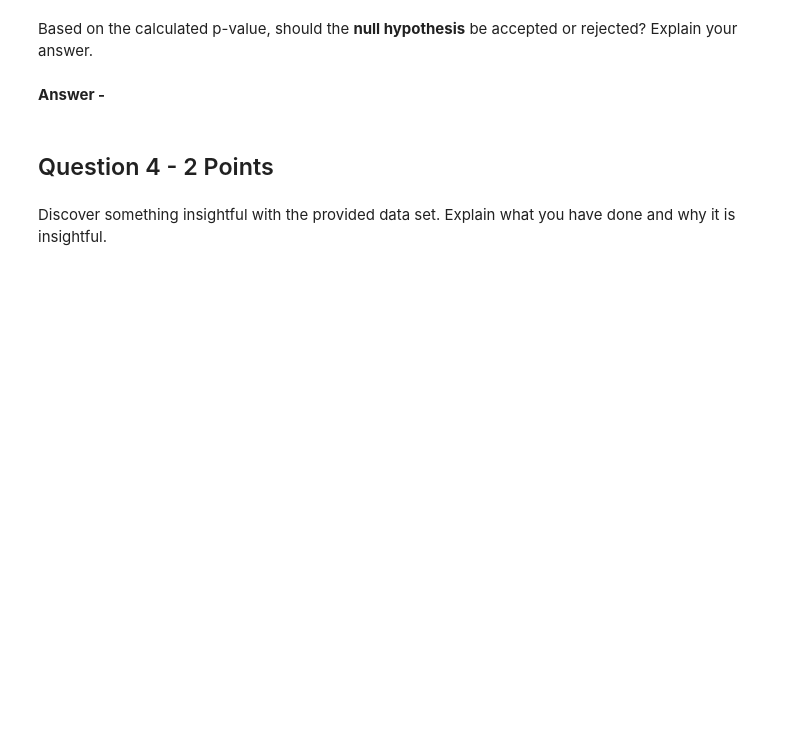
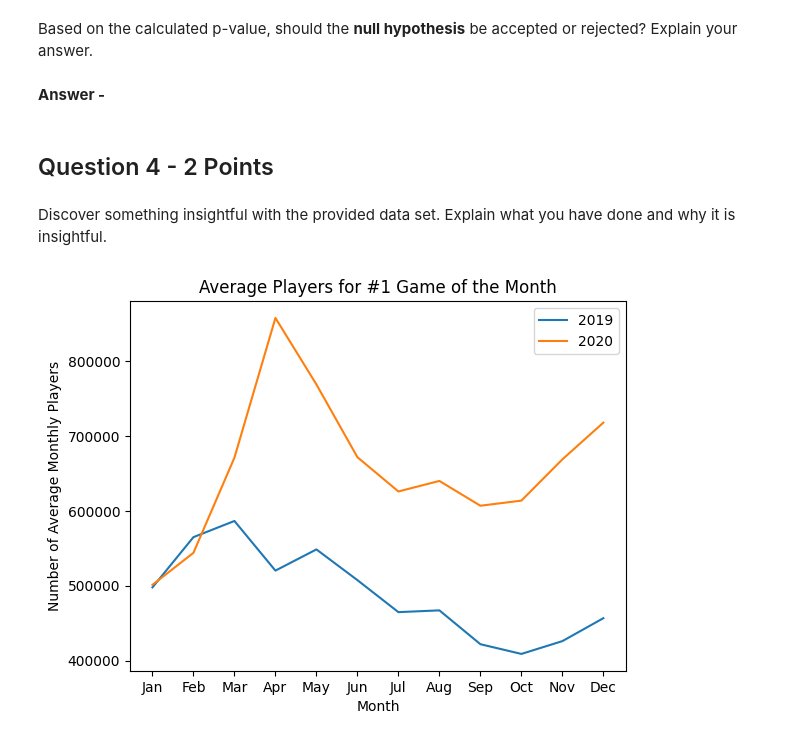
Before and after one commit to DanieHuelva/Data-Sci-HW, a Jupyter notebook: hw6.ipynb, the cells around one changed output. Saved outputs shown, nothing was run; the diff lists cells and outputs as text; code cells hidden in the pictures; blank space fills up the shorter version.

```diff
--- a/hw6.ipynb
+++ b/hw6.ipynb
@@ -165,0 +164,16 @@ Discover something insightful with the provided data set. Explain what you have
+# %%
+
+top_games = steam_games.where("monthly_rank", 1)
+abv_months = top_games.with_column("Abv Month", [m[:3] for m in top_games.column("Month")])
+top_2019 = abv_months.where("Year", 2019)
+top_2020 = abv_months.where("Year", 2020)
+
+plots.plot(top_2019.column("Abv Month"), top_2019.column("Avg_players"), label="2019")
+plots.plot(top_2020.column("Abv Month"), top_2020.column("Avg_players"), label="2020")
+plots.xlabel("Month")
+plots.ylabel("Number of Average Monthly Players")
+plots.legend()
+plots.title("Average Players for #1 Game of the Month")
+plots.show()
+# %% [output]
+[figure, added]
```
Also changed, not shown: parts of 2 cells of this notebook.
